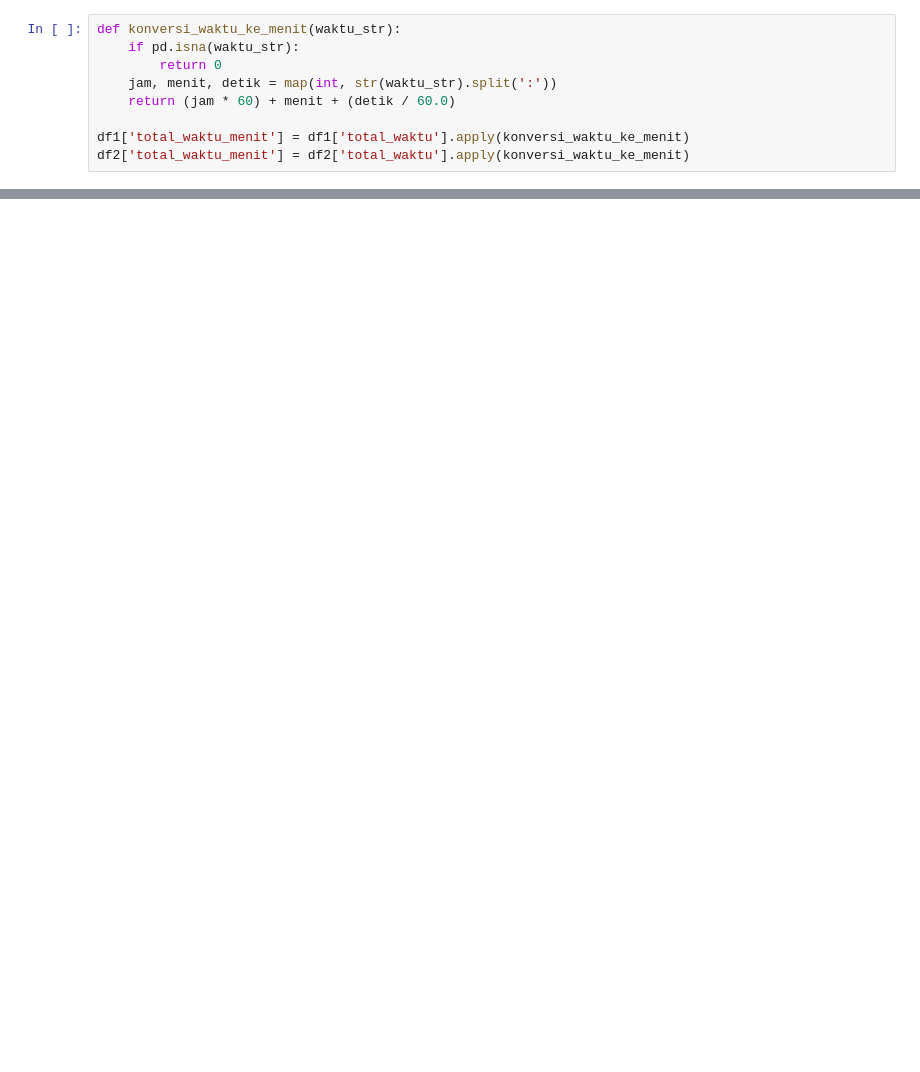
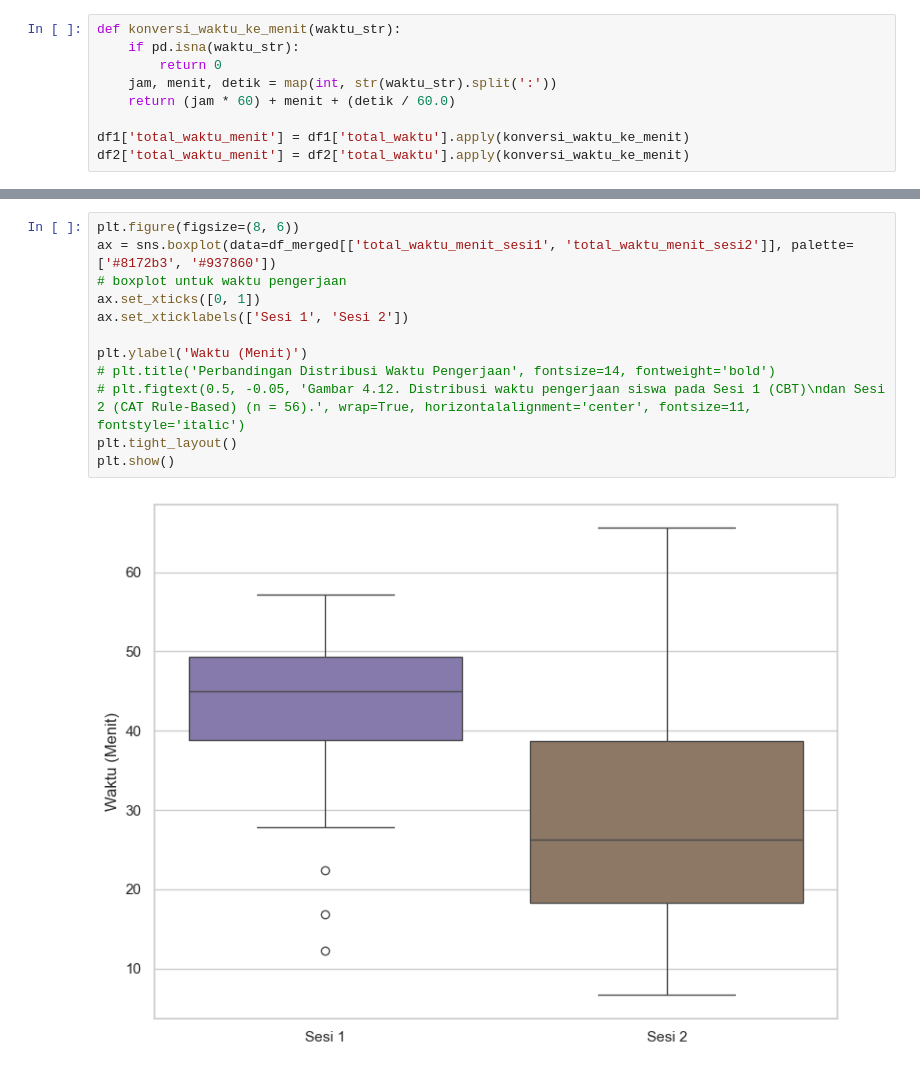
Before and after one commit to mhmadilham18/simulasi_monte_carlo, a Jupyter notebook: analisis-hasil-ujian/hasil.ipynb, the cells around one changed output, grey strips where cells are left out. Saved outputs shown, nothing was run; the diff lists cells and outputs as text; blank space fills up the shorter version.

```diff
--- a/analisis-hasil-ujian/hasil.ipynb
+++ b/analisis-hasil-ujian/hasil.ipynb
@@ -90,0 +93,14 @@ plt.show()
+# %%
+plt.figure(figsize=(8, 6))
+ax = sns.boxplot(data=df_merged[['total_waktu_menit_sesi1', 'total_waktu_menit_sesi2']], palette=['#8172b3', '#937860'])
+# boxplot untuk waktu pengerjaan
+ax.set_xticks([0, 1])
+ax.set_xticklabels(['Sesi 1', 'Sesi 2'])
+
+plt.ylabel('Waktu (Menit)')
+# plt.title('Perbandingan Distribusi Waktu Pengerjaan', fontsize=14, fontweight='bold')
+# plt.figtext(0.5, -0.05, 'Gambar 4.12. Distribusi waktu pengerjaan siswa pada Sesi 1 (CBT)\ndan Sesi 2 (CAT Rule-Based) (n = 56).', wrap=True, horizontalalignment='center', fontsize=11, fontstyle='italic')
+plt.tight_layout()
+plt.show()
+# %% [output]
+[figure, added]
```
Also changed, not shown: parts of 32 cells of this notebook, 2 other files.
